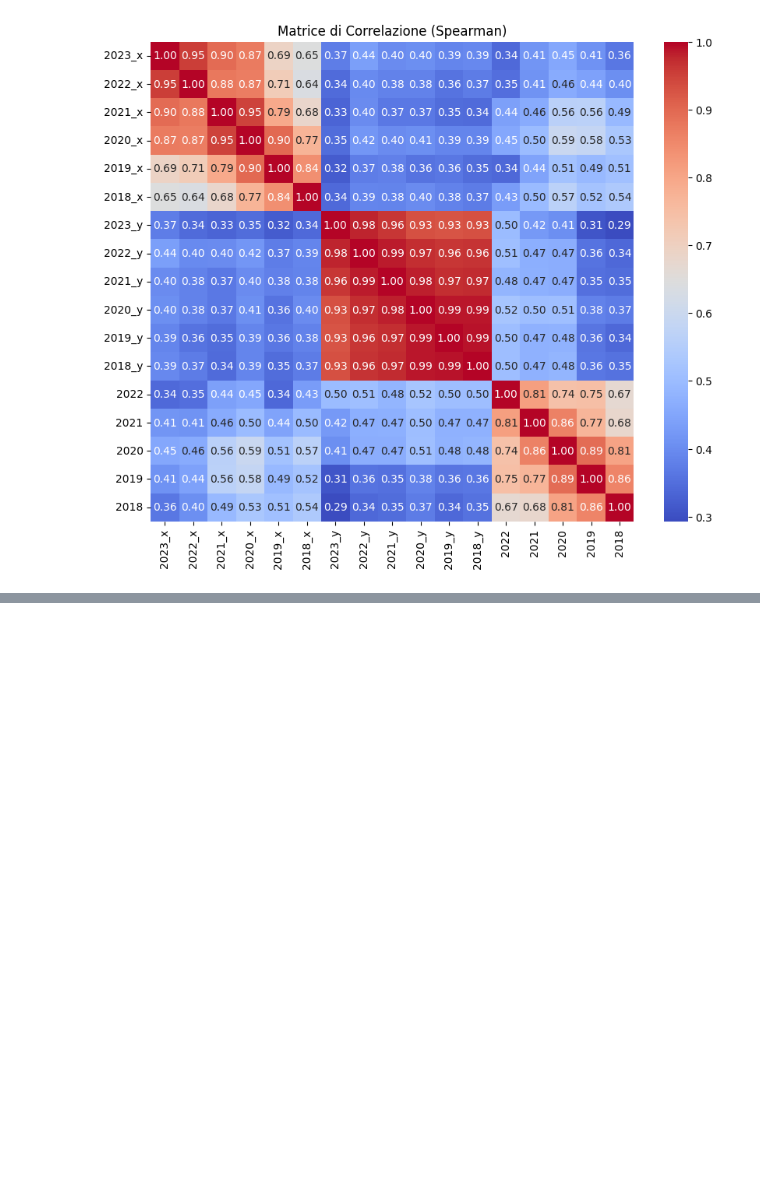
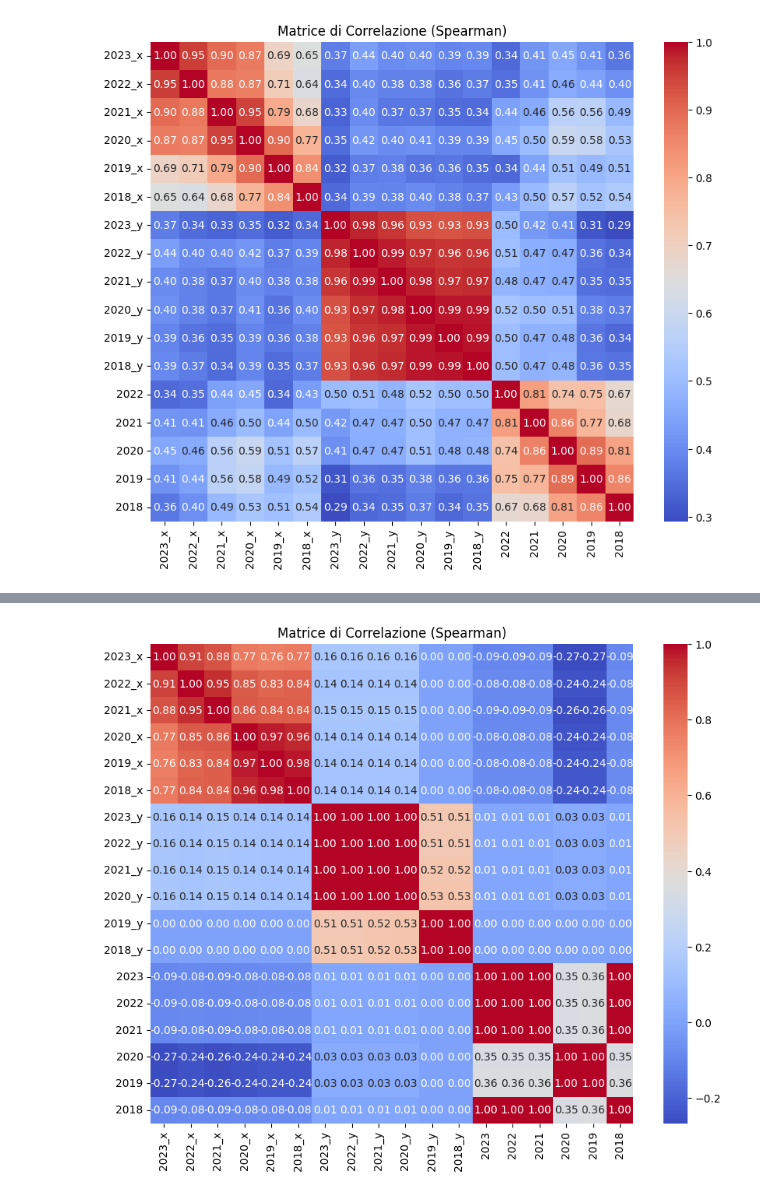
Before and after one commit to alicepicco333/wipEU, a Jupyter notebook: technical_analysis/geomashup.ipynb, the cells around one changed output, grey strips where cells are left out. Drawn from its saved outputs; the diff is of its cells as text; code cells hidden in the pictures; blank space fills up the shorter version.

```diff
--- a/technical_analysis/geomashup.ipynb
+++ b/technical_analysis/geomashup.ipynb
@@ -230,0 +236,19 @@ plt.show()
+# %%
+#public administration
+#european court
+#european finance
+
+df_public_adm_women = df_public_adm_women.rename(columns={"Time":"Agency"})
+df_women_european_court = df_women_european_court.rename(columns={"Time":"Agency"})
+df_european_financial_institutions_women = df_european_financial_institutions_women.rename(columns={"Time":"Agency"})
+
+
+df_public_adm_women, df_women_european_court, df_european_financial_institutions_women = column_remove(df_public_adm_women, df_women_european_court, df_european_financial_institutions_women)
+df_public_adm_women, df_women_european_court, df_european_financial_institutions_women = force_to_numeric(df_public_adm_women, df_women_european_court, df_european_financial_institutions_women)
+# print(df_public_adm_women.head())
+# print(df_european_financial_institutions_women.head())
+# print(df_women_european_court.head())
+merged_df2 = pd.merge(df_public_adm_women, df_women_european_court, on="Agency", how='outer')
+merged_df_final2 = pd.merge(merged_df2, df_european_financial_institutions_women, on="Agency", how="outer") #nella manipolazione dati abbiamo deciso di introdurre lo 0 al posto di NaN
+merged_df_final2 = merged_df_final2.drop(merged_df_final2.index[[0, 1]]).fillna(merged_df_final2.mean())
+merged_df_final2.head()
@@ -230,0 +262,4 @@ plt.show()
+# %%
+spearman_corr2 = merged_df_final2.corr(method='spearman')
+
+print(spearman_corr2)
@@ -230,0 +284,10 @@ plt.show()
+# %%
+import seaborn as sns
+import matplotlib.pyplot as plt
+
+plt.figure(figsize=(10, 8))
+sns.heatmap(spearman_corr2, annot=True, cmap='coolwarm', fmt=".2f")
+plt.title('Matrice di Correlazione (Spearman)')
+plt.show()
+# %% [output]
+[figure, added]
```
Also changed, not shown: parts of 14 cells of this notebook.
